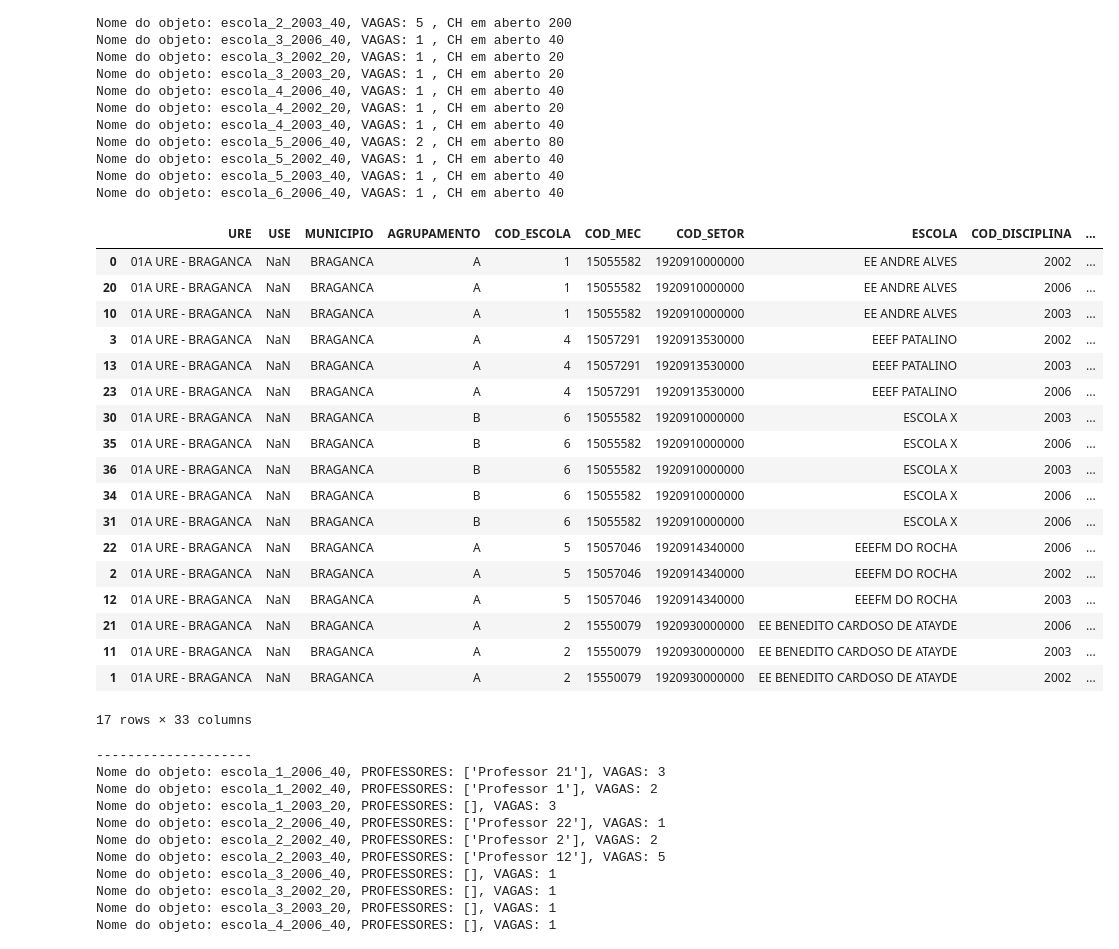
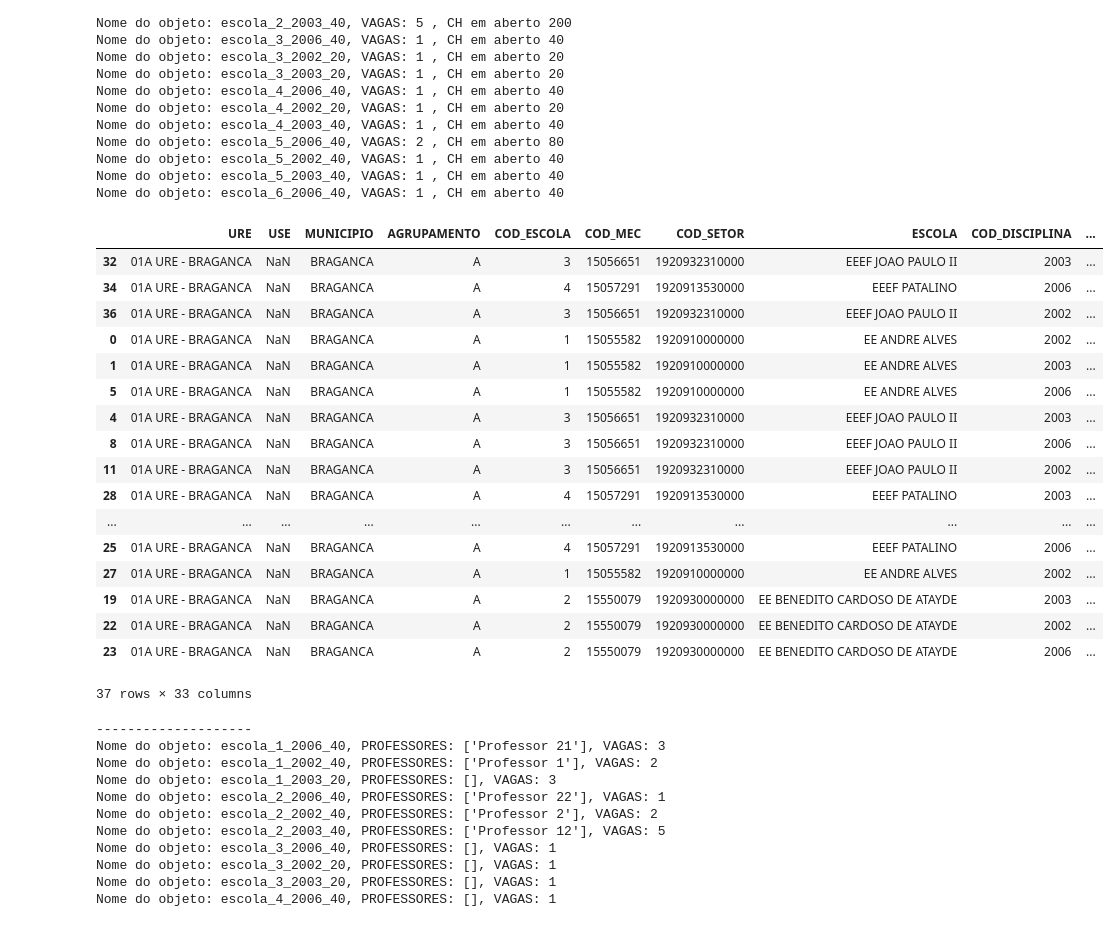
Before and after one commit to LH-Carreira/Algoritmo-lotacao, a Jupyter notebook: 02.ipynb, the cells around one changed output. Saved outputs shown, nothing was run; the diff lists cells and outputs as text; code cells hidden in the pictures.

```diff
--- a/02.ipynb
+++ b/02.ipynb
@@ -278,43 +278,42 @@ Nome do objeto: escola_6_2006_40, VAGAS: 1 , CH em aberto 40
 # %%
 base_professores = pd.read_excel('prof.xlsx')
 
-# base_professores = base_professores.sort_values(by=['DATA_EXERCICIO', 'SEGUNDA_HABILITACAO', 'area_conhecimento', 'INTERNO', 'EFETIVO'], ascending=[True, False, False, False, False])
+# base_professores = base_professores.sort_values(by=['DATA_EXERCICIO', 'SEGUNDA_HABILITACAO', 'area_conhecimento', 'EFETIVO'], ascending=[True, False, False, False])
 
-base_professores = base_professores.sort_values(by='DATA_EXERCICIO', ascending=True)
-base_professores = base_professores.sort_values(by='SEGUNDA_HABILITACAO', ascending=False)
-base_professores = base_professores.sort_values(by='area_conhecimento', ascending=False)
-base_professores = base_professores.sort_values(by='EFETIVO', ascending=False)
+# base_professores = base_professores.sort_values(by='DATA_EXERCICIO', ascending=True)
+# base_professores = base_professores.sort_values(by='SEGUNDA_HABILITACAO', ascending=False)
+# base_professores = base_professores.sort_values(by='area_conhecimento', ascending=False)
+# base_professores = base_professores.sort_values(by='EFETIVO', ascending=False)
 
 professores_internos = base_professores[base_professores['INTERNO'] == 'SIM']
 
 professores_internos = professores_internos.sort_values(by=['DATA_EXERCICIO', 'SEGUNDA_HABILITACAO', 'area_conhecimento', 'DT_EXERCICIO_NA_ESCOLA', 'CH_TOTAL', 'EFETIVO'], ascending=[True, False, False, True, False, False])
 
 
-display(professores_internos)
+display(base_professores)
 
 global professores_lotados
 
 professores_lotados = pd.DataFrame(columns=['URE', 'USE', 'MUNICIPIO', 'AGRUPAMENTO', 'COD_ESCOLA', 'COD_MEC','COD_SETOR', 'ESCOLA','COD_DISCIPLINA'])
 # %% [output]
 |  | URE | USE | MUNICIPIO | AGRUPAMENTO | COD_ESCOLA | COD_MEC | COD_SETOR | ESCOLA | COD_DISCIPLINA | ... |
+| 32 | 01A URE - BRAGANCA | NaN | BRAGANCA | A | 3 | 15056651 | 1920932310000 | EEEF JOAO PAULO II | 2003 | ... |
+| 34 | 01A URE - BRAGANCA | NaN | BRAGANCA | A | 4 | 15057291 | 1920913530000 | EEEF PATALINO | 2006 | ... |
+| 36 | 01A URE - BRAGANCA | NaN | BRAGANCA | A | 3 | 15056651 | 1920932310000 | EEEF JOAO PAULO II | 2002 | ... |
 | 0 | 01A URE - BRAGANCA | NaN | BRAGANCA | A | 1 | 15055582 | 1920910000000 | EE ANDRE ALVES | 2002 | ... |
-| 20 | 01A URE - BRAGANCA | NaN | BRAGANCA | A | 1 | 15055582 | 1920910000000 | EE ANDRE ALVES | 2006 | ... |
-| 10 | 01A URE - BRAGANCA | NaN | BRAGANCA | A | 1 | 15055582 | 1920910000000 | EE ANDRE ALVES | 2003 | ... |
-| 3 | 01A URE - BRAGANCA | NaN | BRAGANCA | A | 4 | 15057291 | 1920913530000 | EEEF PATALINO | 2002 | ... |
-| 13 | 01A URE - BRAGANCA | NaN | BRAGANCA | A | 4 | 15057291 | 1920913530000 | EEEF PATALINO | 2003 | ... |
-| 23 | 01A URE - BRAGANCA | NaN | BRAGANCA | A | 4 | 15057291 | 1920913530000 | EEEF PATALINO | 2006 | ... |
-| 30 | 01A URE - BRAGANCA | NaN | BRAGANCA | B | 6 | 15055582 | 1920910000000 | ESCOLA X | 2003 | ... |
-| 35 | 01A URE - BRAGANCA | NaN | BRAGANCA | B | 6 | 15055582 | 1920910000000 | ESCOLA X | 2006 | ... |
-| 36 | 01A URE - BRAGANCA | NaN | BRAGANCA | B | 6 | 15055582 | 1920910000000 | ESCOLA X | 2003 | ... |
-| 34 | 01A URE - BRAGANCA | NaN | BRAGANCA | B | 6 | 15055582 | 1920910000000 | ESCOLA X | 2006 | ... |
-| 31 | 01A URE - BRAGANCA | NaN | BRAGANCA | B | 6 | 15055582 | 1920910000000 | ESCOLA X | 2006 | ... |
-| 22 | 01A URE - BRAGANCA | NaN | BRAGANCA | A | 5 | 15057046 | 1920914340000 | EEEFM DO ROCHA | 2006 | ... |
-| 2 | 01A URE - BRAGANCA | NaN | BRAGANCA | A | 5 | 15057046 | 1920914340000 | EEEFM DO ROCHA | 2002 | ... |
-| 12 | 01A URE - BRAGANCA | NaN | BRAGANCA | A | 5 | 15057046 | 1920914340000 | EEEFM DO ROCHA | 2003 | ... |
-| 21 | 01A URE - BRAGANCA | NaN | BRAGANCA | A | 2 | 15550079 | 1920930000000 | EE BENEDITO CARDOSO DE ATAYDE | 2006 | ... |
-| 11 | 01A URE - BRAGANCA | NaN | BRAGANCA | A | 2 | 15550079 | 1920930000000 | EE BENEDITO CARDOSO DE ATAYDE | 2003 | ... |
-| 1 | 01A URE - BRAGANCA | NaN | BRAGANCA | A | 2 | 15550079 | 1920930000000 | EE BENEDITO CARDOSO DE ATAYDE | 2002 | ... |
+| 1 | 01A URE - BRAGANCA | NaN | BRAGANCA | A | 1 | 15055582 | 1920910000000 | EE ANDRE ALVES | 2003 | ... |
+| 5 | 01A URE - BRAGANCA | NaN | BRAGANCA | A | 1 | 15055582 | 1920910000000 | EE ANDRE ALVES | 2006 | ... |
+| 4 | 01A URE - BRAGANCA | NaN | BRAGANCA | A | 3 | 15056651 | 1920932310000 | EEEF JOAO PAULO II | 2003 | ... |
+| 8 | 01A URE - BRAGANCA | NaN | BRAGANCA | A | 3 | 15056651 | 1920932310000 | EEEF JOAO PAULO II | 2006 | ... |
+| 11 | 01A URE - BRAGANCA | NaN | BRAGANCA | A | 3 | 15056651 | 1920932310000 | EEEF JOAO PAULO II | 2002 | ... |
+| 28 | 01A URE - BRAGANCA | NaN | BRAGANCA | A | 4 | 15057291 | 1920913530000 | EEEF PATALINO | 2003 | ... |
+| ... | ... | ... | ... | ... | ... | ... | ... | ... | ... | ... |
+| 25 | 01A URE - BRAGANCA | NaN | BRAGANCA | A | 4 | 15057291 | 1920913530000 | EEEF PATALINO | 2006 | ... |
+| 27 | 01A URE - BRAGANCA | NaN | BRAGANCA | A | 1 | 15055582 | 1920910000000 | EE ANDRE ALVES | 2002 | ... |
+| 19 | 01A URE - BRAGANCA | NaN | BRAGANCA | A | 2 | 15550079 | 1920930000000 | EE BENEDITO CARDOSO DE ATAYDE | 2003 | ... |
+| 22 | 01A URE - BRAGANCA | NaN | BRAGANCA | A | 2 | 15550079 | 1920930000000 | EE BENEDITO CARDOSO DE ATAYDE | 2002 | ... |
+| 23 | 01A URE - BRAGANCA | NaN | BRAGANCA | A | 2 | 15550079 | 1920930000000 | EE BENEDITO CARDOSO DE ATAYDE | 2006 | ... |
-17 rows × 33 columns
+37 rows × 33 columns
 # %%
 # RODANDO APENAS PROFESSORES INTERNOS
 for nome_objeto, escola in escolas_dict.items():
```
Also changed, not shown: parts of 11 cells of this notebook, 2 other files.
